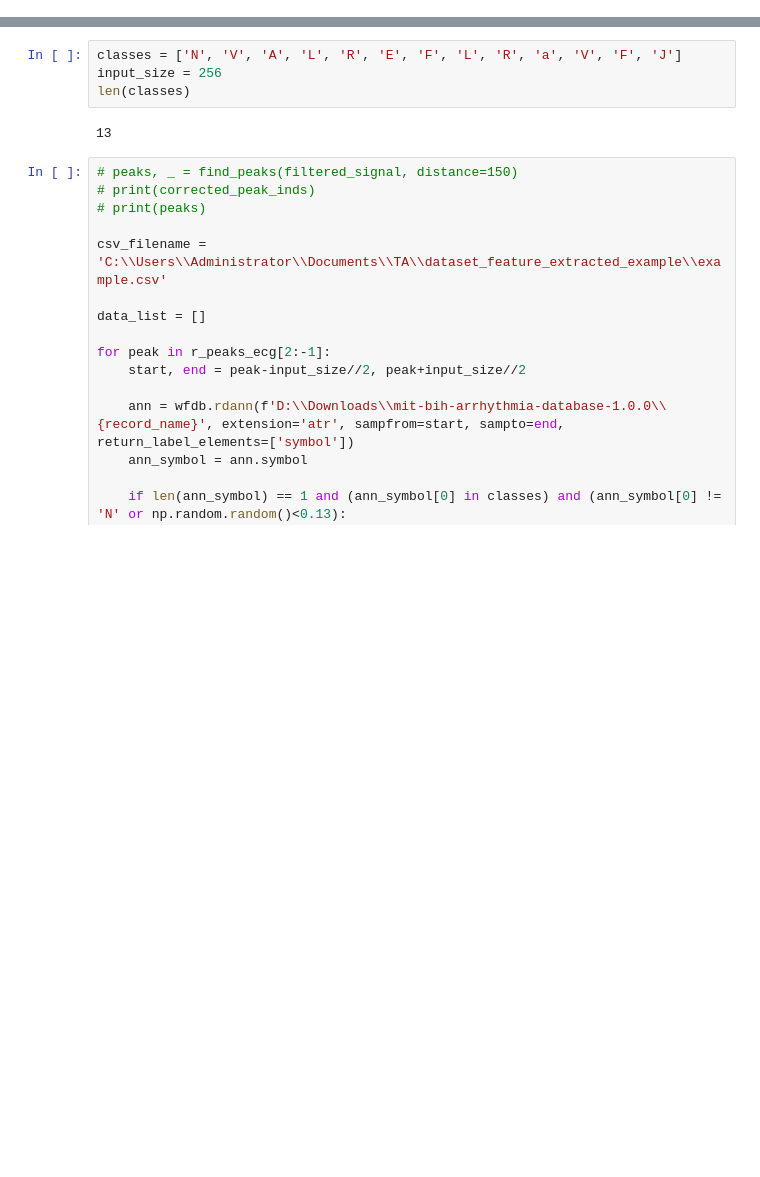
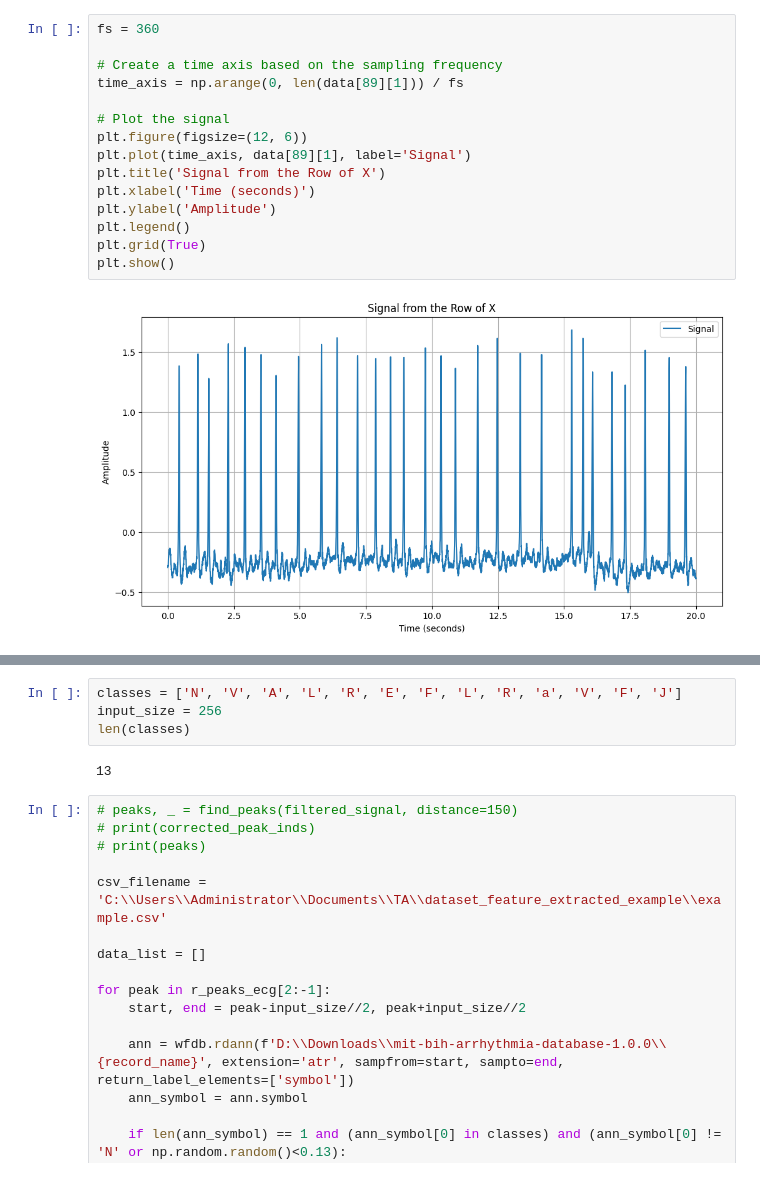
Before and after one commit to macreai/Arrhytmia-Detection-Explainable, a Jupyter notebook: python_TA_example/feature_extraction_example_1_record.ipynb, the cells around one changed output, grey strips where cells are left out. Saved outputs shown, nothing was run; the diff lists cells and outputs as text; blank space fills up the shorter version.

```diff
--- a/python_TA_example/feature_extraction_example_1_record.ipynb
+++ b/python_TA_example/feature_extraction_example_1_record.ipynb
@@ -52,0 +166,17 @@ array([  77,  370,  663,  947, 1231, 1515, 1809, 2044, 2403, 2706, 2998,
+# %%
+fs = 360
+
+# Create a time axis based on the sampling frequency
+time_axis = np.arange(0, len(data[89][1])) / fs
+
+# Plot the signal
+plt.figure(figsize=(12, 6))
+plt.plot(time_axis, data[89][1], label='Signal')
+plt.title('Signal from the Row of X')
+plt.xlabel('Time (seconds)')
+plt.ylabel('Amplitude')
+plt.legend()
+plt.grid(True)
+plt.show()
+# %% [output]
+[figure, added]
```
Also changed, not shown: parts of 34 cells of this notebook, 53 other files.
